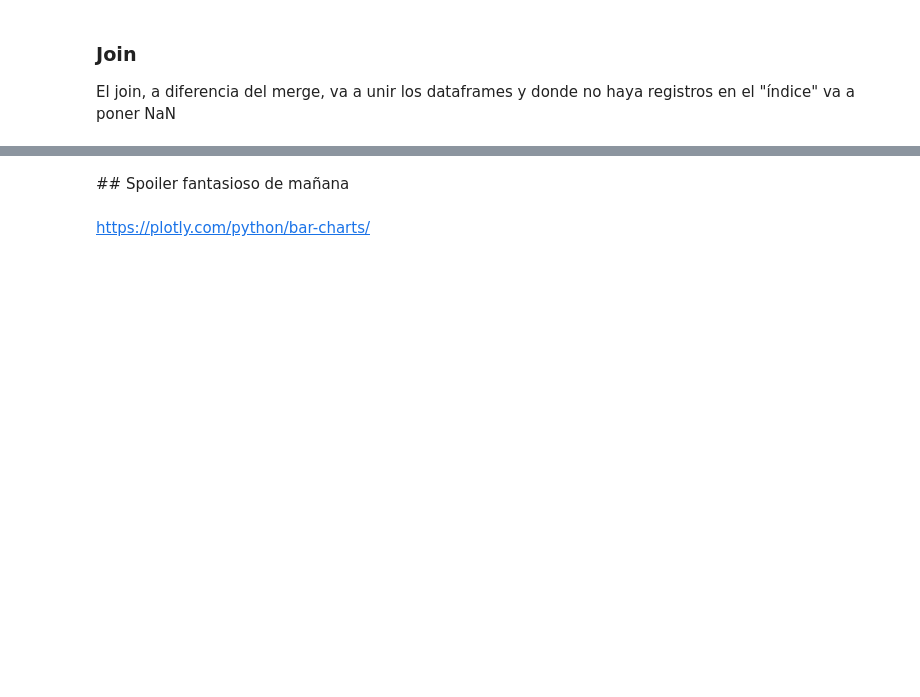
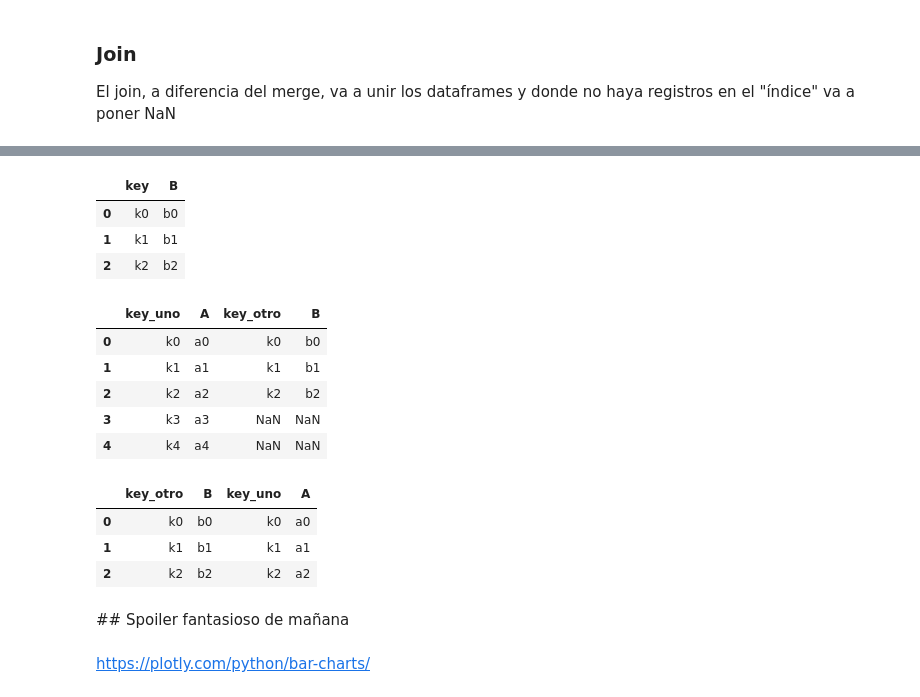
Before and after one commit to Ironhack-Data-Madrid-Agosto-2021/classroom-materials, a Jupyter notebook: week_02/04-pandas.ipynb, the cells around one changed output, grey strips where cells are left out. Cells and saved outputs as stored; diff of their text form; code cells hidden in the pictures; blank space fills up the shorter version.

```diff
--- a/week_02/04-pandas.ipynb
+++ b/week_02/04-pandas.ipynb
@@ -1653,3 +1738,26 @@ otro=pd.DataFrame({'key': ['k0', 'k1', 'k2'],
+# %%
+otro.head()
+# %% [output]
+|  | key | B |
+| 0 | k0 | b0 |
+| 1 | k1 | b1 |
+| 2 | k2 | b2 |
+# %%
+uno.join(otro, lsuffix="_uno", rsuffix="_otro").head()
+# %% [output]
+|  | key_uno | A | key_otro | B |
+| 0 | k0 | a0 | k0 | b0 |
+| 1 | k1 | a1 | k1 | b1 |
+| 2 | k2 | a2 | k2 | b2 |
+| 3 | k3 | a3 | NaN | NaN |
+| 4 | k4 | a4 | NaN | NaN |
+# %%
+otro.join(uno, lsuffix="_otro", rsuffix="_uno" ).head()
+# %% [output]
+|  | key_otro | B | key_uno | A |
+| 0 | k0 | b0 | k0 | a0 |
+| 1 | k1 | b1 | k1 | a1 |
+| 2 | k2 | b2 | k2 | a2 |
 # %% [markdown]
 ## Spoiler fantasioso de mañana
 # %% [markdown]
```
Also changed, not shown: parts of 16 cells of this notebook, 1 other file.
